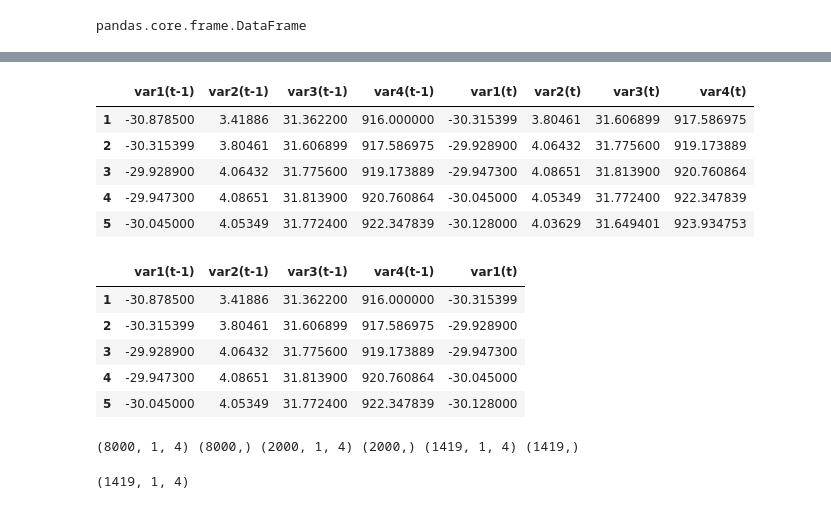
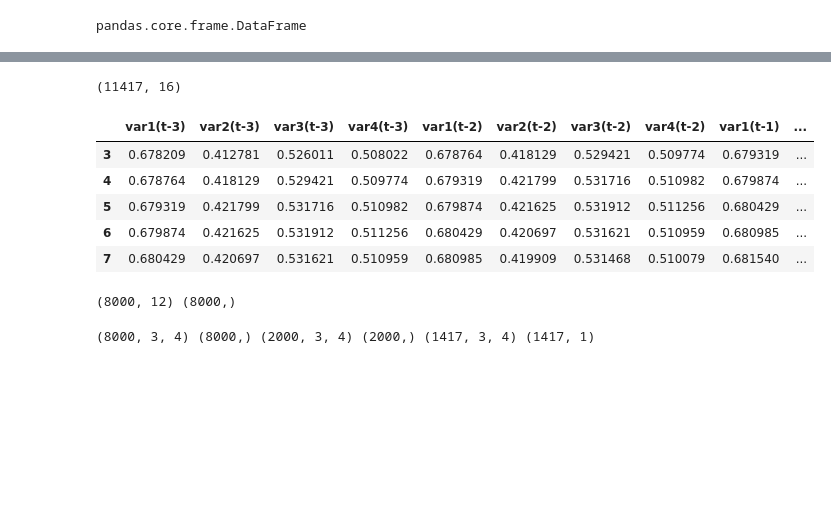
Before and after one commit to houzhuo/deep-learning, a Jupyter notebook: demo.ipynb, the cells around one changed output, grey strips where cells are left out. Cells and saved outputs as stored; diff of their text form; code cells hidden in the pictures; blank space fills up the shorter version.

```diff
--- a/demo.ipynb
+++ b/demo.ipynb
@@ -56,7 +54,7 @@ cap_headx = full['76']
 cap_heady = full['77']
 cap_headz = full['78']
 #cap_head = pd.concat(cap_headx,cap_heady,cap_headz)
-dataset = pd.concat( [  full['76'],full['77'],full['78'],full['Head'] ] , axis=1 )
+dataset = pd.concat( [  full['Head'],full['76'],full['77'],full['78'] ] , axis=1 )
 dataset.head()
 type(dataset)
 # %% [output]
@@ -79,50 +77,49 @@ plt.show()
 # %%
+
+
 import numpy as np
-#values = dataset.values
+values = dataset.values
 values = dataset.astype(np.float32)
 #values -= np.mean(values, axis = 0)
 # normalize features
-#scaler = MinMaxScaler(feature_range=(0, 1))
-#scaled = scaler.fit_transform(values)
+scaler = MinMaxScaler(feature_range=(0, 1))
+scaled = scaler.fit_transform(values)
 # frame as supervised learning
 #reframed = series_to_supervised(scaled, 1, 1)
-reframed = series_to_supervised(values,1,1)
+time_step=3
+n_features=4
+reframed = series_to_supervised(scaled, time_step, 1)
+
+print(reframed.shape)
 reframed.head()
 # %% [output]
+(11417, 16)
-|  | var1(t-1) | var2(t-1) | var3(t-1) | var4(t-1) | var1(t) | var2(t) | var3(t) | var4(t) |
-| 1 | -30.878500 | 3.41886 | 31.362200 | 916.000000 | -30.315399 | 3.80461 | 31.606899 | 917.586975 |
-| 2 | -30.315399 | 3.80461 | 31.606899 | 917.586975 | -29.928900 | 4.06432 | 31.775600 | 919.173889 |
-| 3 | -29.928900 | 4.06432 | 31.775600 | 919.173889 | -29.947300 | 4.08651 | 31.813900 | 920.760864 |
-| 4 | -29.947300 | 4.08651 | 31.813900 | 920.760864 | -30.045000 | 4.05349 | 31.772400 | 922.347839 |
-| 5 | -30.045000 | 4.05349 | 31.772400 | 922.347839 | -30.128000 | 4.03629 | 31.649401 | 923.934753 |
+|  | var1(t-3) | var2(t-3) | var3(t-3) | var4(t-3) | var1(t-2) | var2(t-2) | var3(t-2) | var4(t-2) | var1(t-1) | ... |
+| 3 | 0.678209 | 0.412781 | 0.526011 | 0.508022 | 0.678764 | 0.418129 | 0.529421 | 0.509774 | 0.679319 | ... |
+| 4 | 0.678764 | 0.418129 | 0.529421 | 0.509774 | 0.679319 | 0.421799 | 0.531716 | 0.510982 | 0.679874 | ... |
+| 5 | 0.679319 | 0.421799 | 0.531716 | 0.510982 | 0.679874 | 0.421625 | 0.531912 | 0.511256 | 0.680429 | ... |
+| 6 | 0.679874 | 0.421625 | 0.531912 | 0.511256 | 0.680429 | 0.420697 | 0.531621 | 0.510959 | 0.680985 | ... |
+| 7 | 0.680429 | 0.420697 | 0.531621 | 0.510959 | 0.680985 | 0.419909 | 0.531468 | 0.510079 | 0.681540 | ... |
-# %%
-reframed.drop(reframed.columns[[5,6,7]],axis=1,inplace = True)
-reframed.head()
-# %% [output]
-|  | var1(t-1) | var2(t-1) | var3(t-1) | var4(t-1) | var1(t) |
-| 1 | -30.878500 | 3.41886 | 31.362200 | 916.000000 | -30.315399 |
-| 2 | -30.315399 | 3.80461 | 31.606899 | 917.586975 | -29.928900 |
-| 3 | -29.928900 | 4.06432 | 31.775600 | 919.173889 | -29.947300 |
-| 4 | -29.947300 | 4.08651 | 31.813900 | 920.760864 | -30.045000 |
-| 5 | -30.045000 | 4.05349 | 31.772400 | 922.347839 | -30.128000 |
 # %%
 values = reframed.values
 train = values[:8000,:]
 val = values[8000:10000,:]
 test = values[10000:,:]
-train_X,train_y = train[:,:-1],train[:,-1]
-val_X,val_y = val[:,:-1],val[:,-1]#第一个多少行
-test_X,test_y = test[:,:-1],test[:,-1]
-train_X = train_X.reshape(train_X.shape[0],1,train_X.shape[1])
-val_X = val_X.reshape(val_X.shape[0],1,val_X.shape[1])
-test_X = test_X.reshape(test_X.shape[0],1,test_X.shape[1])
-print(train_X.shape,train_y.shape,val_X.shape,val_y.shape,test_X.shape,test_y.shape)
+
+n_obs = time_step*n_features
+train_X,train_y = train[:,:n_obs],train[:,-n_features]
+val_X,val_y = val[:,:n_obs],val[:,-n_features]#第一个多少行
+test_X,test_y = test[:,:n_obs],test[:,-n_features]
+print(train_X.shape,train_y.shape)
 # %% [output]
-(8000, 1, 4) (8000,) (2000, 1, 4) (2000,) (1419, 1, 4) (1419,)
+(8000, 12) (8000,)
-# %%
-test_X.shape
-# %% [output]
-(1419, 1, 4)
+# %%
+train_X = train_X.reshape(train_X.shape[0],time_step,n_features)
+val_X = val_X.reshape(val_X.shape[0],time_step,n_features)
+test_X = test_X.reshape(test_X.shape[0],time_step,n_features)
+print(train_X.shape,train_y.shape,val_X.shape,val_y.shape,test_X.shape,test_y.shape)
+# %% [output]
+(8000, 3, 4) (8000,) (2000, 3, 4) (2000,) (1417, 3, 4) (1417, 1)
 # %%
 # design network
 model = Sequential()
```
Also changed, not shown: parts of 7 cells of this notebook.
